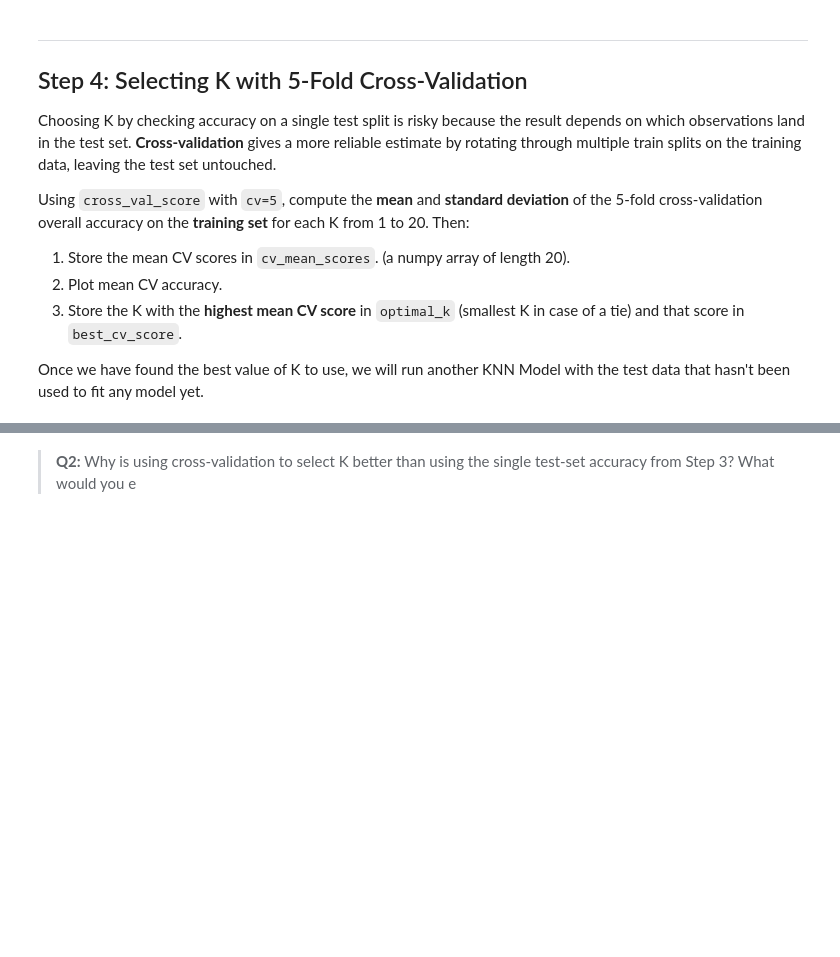
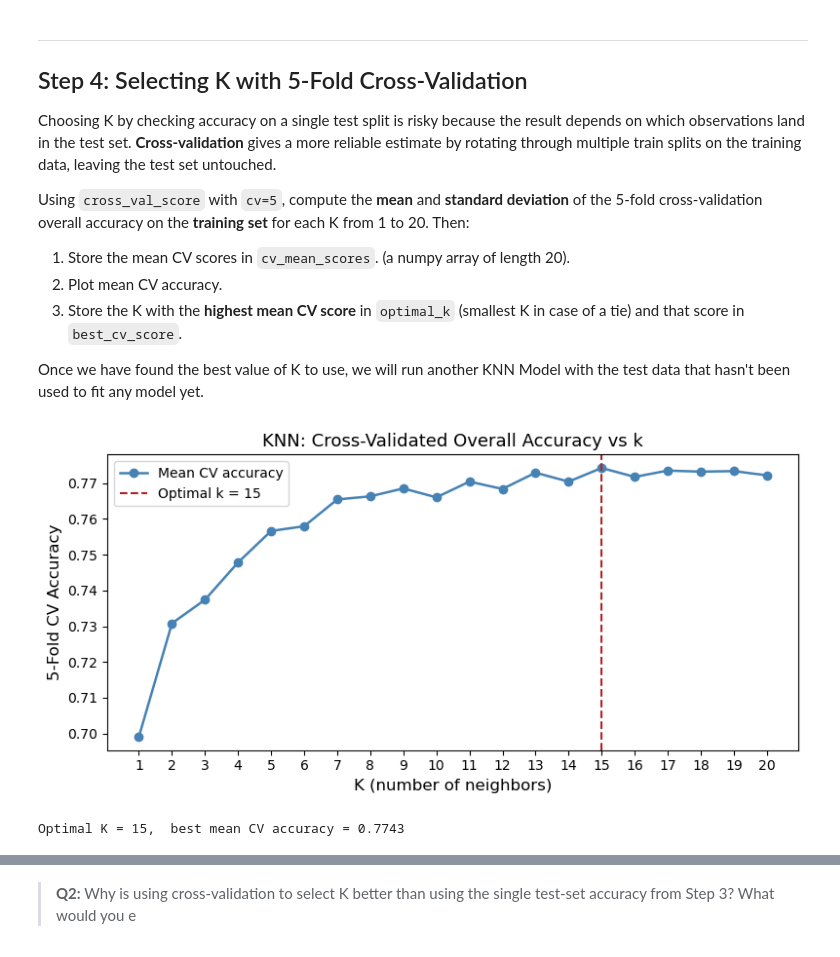
Before and after one commit to vedikaS-byte/assignment-2, a Jupyter notebook: hw2-task2.ipynb, the cells around one changed output, grey strips where cells are left out. Drawn from its saved outputs; the diff is of its cells as text; code cells hidden in the pictures; blank space fills up the shorter version.

```diff
--- a/hw2-task2.ipynb
+++ b/hw2-task2.ipynb
@@ -128,7 +128,7 @@ Complete the following steps:
 Because all three predictors are already percentile ranks on a 0–1 scale, features won't dominate KNN distances due to differing units, so no standardization step is needed.
 # %%
 df_model = df[["F_ASTHMA", "EPL_POV200", "EPL_UNEMP", "EPL_MINRTY"]].dropna()
-X = df_model[["EPL_POV200", "EPL_UNEMP", "EPL_MINRTY"]]
+X = df_model[["EPL_POV200", "EPL_UNEMP", "EPL_MINRTY"]].values
 y = df_model["F_ASTHMA"].astype(int) # Ensure target is binary int for classification
 
 # Train-test split
@@ -206,26 +190,34 @@ Using `cross_val_score` with `cv=5`, compute the **mean** and **standard deviati
 
 Once we have found the best value of K to use, we will run another KNN Model with the test data that hasn't been used to fit any model yet.
 # %%
-k_values       = ...
-cv_mean_scores = ...
+k_values       = list(range(1,21))
+cv_mean_scores = []
+
+for k in k_values:
+    knn = KNeighborsClassifier(n_neighbors=k)
+    cv_scores = cross_val_score(knn, X_train, y_train, cv=5, scoring='accuracy')
+    cv_mean_scores.append(cv_scores.mean())
 
 
-
-optimal_k     = ...
-best_cv_score = ...
+cv_mean_scores = np.array(cv_mean_scores) # to pull out min from a non-list
+optimal_k     = k_values[cv_mean_scores.argmax()]
+best_cv_score = cv_mean_scores.max()
 
 # Visualize optimal k
 fig, ax = plt.subplots(figsize=(8, 4))
 ax.plot(k_values, cv_mean_scores, marker='o', color='steelblue', linewidth=1.8, label='Mean CV accuracy')
 ax.axvline(optimal_k, color='firebrick', linestyle='--', label=f'Optimal k = {optimal_k}')
 ax.set_xlabel('K (number of neighbors)', fontsize=12)
 ax.set_ylabel('5-Fold CV Accuracy', fontsize=12)
 ax.set_title('KNN: Cross-Validated Overall Accuracy vs k', fontsize=13)
 ax.xaxis.set_major_locator(mticker.MultipleLocator(1))
 ax.legend()
 plt.tight_layout()
 plt.show()
 
 print(f'Optimal K = {optimal_k},  best mean CV accuracy = {best_cv_score:.4f}')
+# %% [output]
+[figure, added]
+Optimal K = 15,  best mean CV accuracy = 0.7743
 # %%
 grader.check("q5")
```
Also changed, not shown: parts of 10 cells of this notebook.
